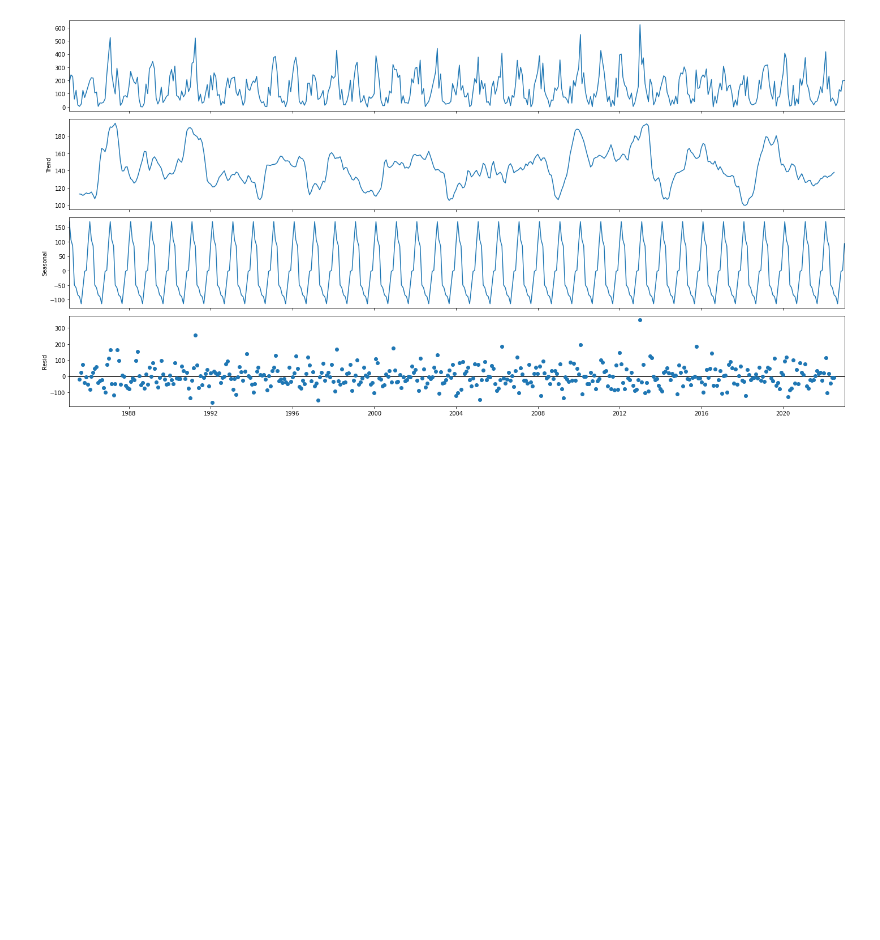
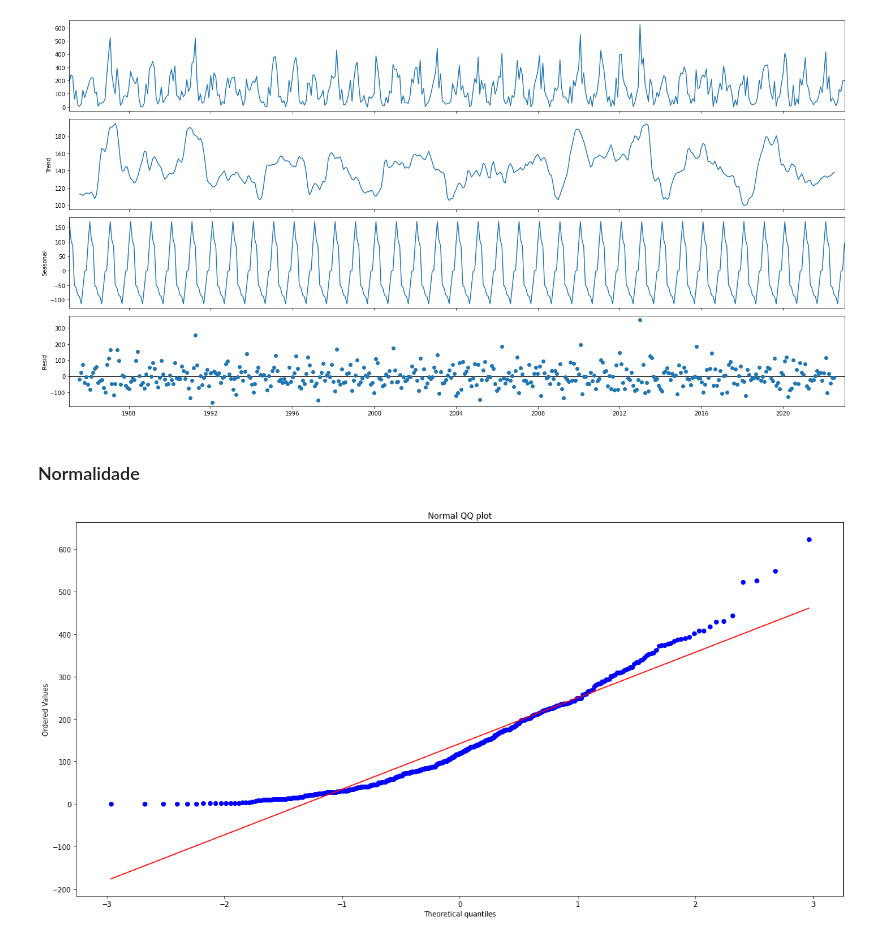
Before and after one commit to maria-raquel/series_temporais, a Jupyter notebook: ESSE.ipynb, the cells around one changed output. Drawn from its saved outputs; the diff is of its cells as text; code cells hidden in the pictures; blank space fills up the shorter version.

```diff
--- a/ESSE.ipynb
+++ b/ESSE.ipynb
@@ -181,3 +185,11 @@ decomposicao = seasonal_decompose(serie)
 decomposicao.plot();
 # %% [output]
 [figure]
+# %% [markdown]
+### Normalidade
+# %%
+stats.probplot(serie, dist="norm", plot=plt)
+plt.title("Normal QQ plot")
+plt.show()
+# %% [output]
+[figure, added]
```
Also changed, not shown: parts of 17 cells of this notebook.
